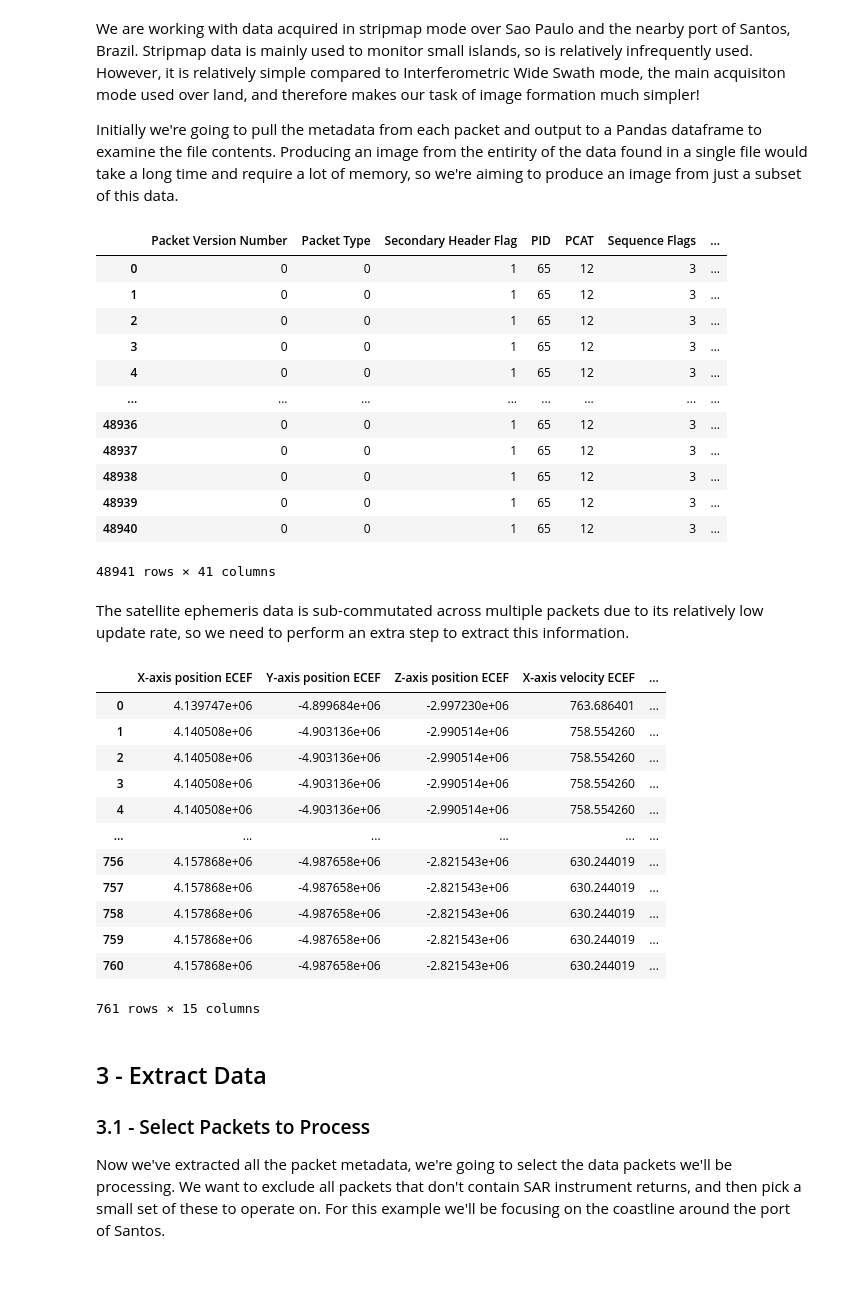
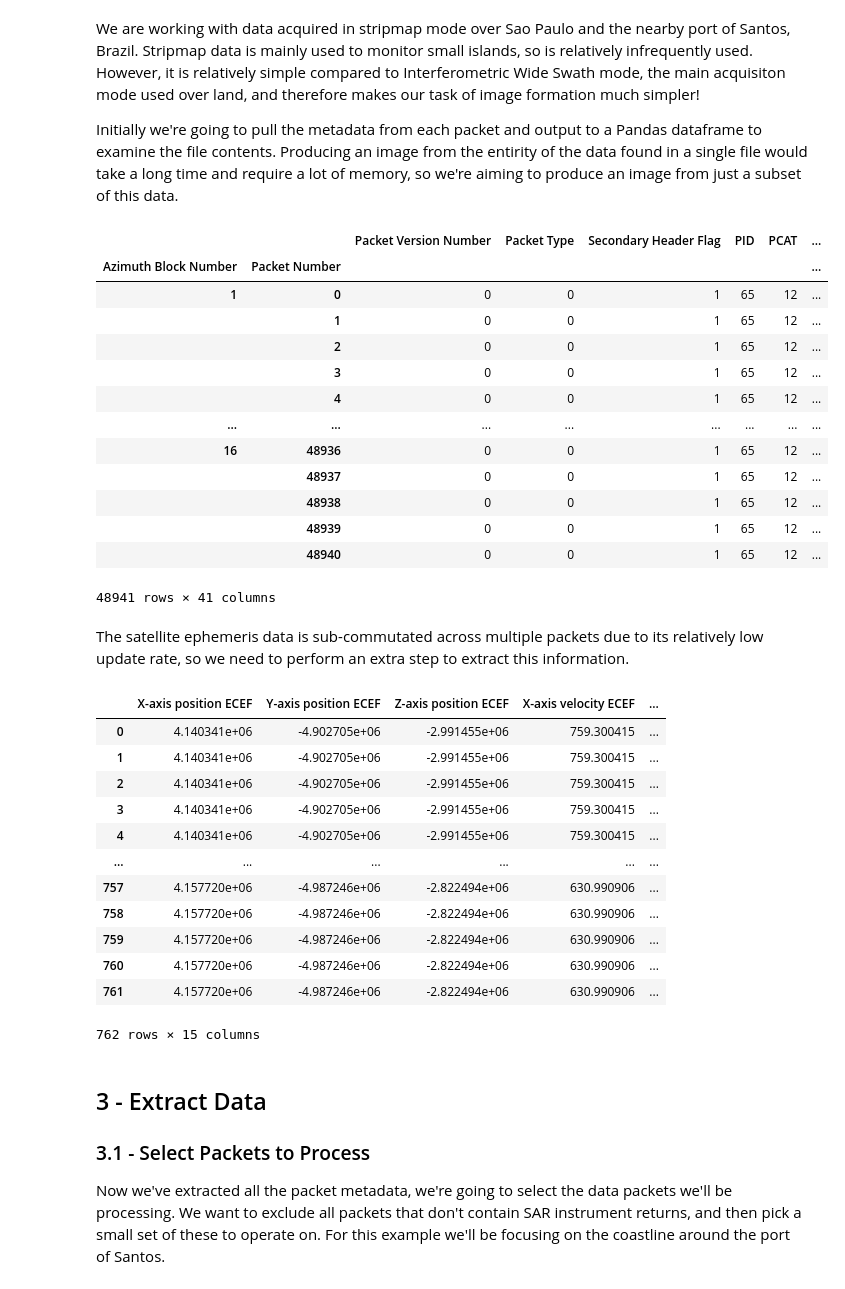
Before and after one commit to Rich-Hall/sentinel1Level0DecodingDemo, a Jupyter notebook: sentinel1Level0DecodingDemo.ipynb, the cells around one changed output. Cells and saved outputs as stored; diff of their text form; code cells hidden in the pictures.

```diff
--- a/sentinel1Level0DecodingDemo.ipynb
+++ b/sentinel1Level0DecodingDemo.ipynb
@@ -20,11 +20,13 @@ import matplotlib.pyplot as plt
 from matplotlib import colors
 from scipy.interpolate import interp1d
 # %%
-filepath = "data/sao_paulo/"
-filename = "s1a-s3-raw-s-hh-20220710t213600-20220710t213625-044043-0541db.dat"
+filepath = "../data/sao_paulo/"
+filename = "s1a-s3-raw-s-hh-20230518t213602-20230518t213627-048593-05d835.dat"
+#filepath = "../data/russia/"
+#filename = "s1a-iw-raw-s-vh-20230307t152137-20230307t152158-047540-05b562.dat"
 inputfile = filepath+filename
 
-decoder = sentinel1decoder.Level0Decoder(inputfile, log_level=logging.WARNING)
+l0file = sentinel1decoder.Level0File(inputfile)
 # %% [markdown]
 ## 2 - Extract File Metadata
 
@@ -34,41 +36,40 @@ We are working with data acquired in stripmap mode over Sao Paulo and the nearby
 
 Initially we're going to pull the metadata from each packet and output to a Pandas dataframe to examine the file contents. Producing an image from the entirity of the data found in a single file would take a long time and require a lot of memory, so we're aiming to produce an image from just a subset of this data.
 # %%
-df = decoder.decode_metadata()
-df
+l0file.packet_metadata
 # %% [output]
-|  | Packet Version Number | Packet Type | Secondary Header Flag | PID | PCAT | Sequence Flags | ... |
-| 0 | 0 | 0 | 1 | 65 | 12 | 3 | ... |
-| 1 | 0 | 0 | 1 | 65 | 12 | 3 | ... |
-| 2 | 0 | 0 | 1 | 65 | 12 | 3 | ... |
-| 3 | 0 | 0 | 1 | 65 | 12 | 3 | ... |
-| 4 | 0 | 0 | 1 | 65 | 12 | 3 | ... |
+|  |  | Packet Version Number | Packet Type | Secondary Header Flag | PID | PCAT | ... |
+| Azimuth Block Number | Packet Number |  |  |  |  |  | ... |
+| 1 | 0 | 0 | 0 | 1 | 65 | 12 | ... |
+|  | 1 | 0 | 0 | 1 | 65 | 12 | ... |
+|  | 2 | 0 | 0 | 1 | 65 | 12 | ... |
+|  | 3 | 0 | 0 | 1 | 65 | 12 | ... |
+|  | 4 | 0 | 0 | 1 | 65 | 12 | ... |
 | ... | ... | ... | ... | ... | ... | ... | ... |
-| 48936 | 0 | 0 | 1 | 65 | 12 | 3 | ... |
-| 48937 | 0 | 0 | 1 | 65 | 12 | 3 | ... |
-| 48938 | 0 | 0 | 1 | 65 | 12 | 3 | ... |
-| 48939 | 0 | 0 | 1 | 65 | 12 | 3 | ... |
-| 48940 | 0 | 0 | 1 | 65 | 12 | 3 | ... |
+| 16 | 48936 | 0 | 0 | 1 | 65 | 12 | ... |
+|  | 48937 | 0 | 0 | 1 | 65 | 12 | ... |
+|  | 48938 | 0 | 0 | 1 | 65 | 12 | ... |
+|  | 48939 | 0 | 0 | 1 | 65 | 12 | ... |
+|  | 48940 | 0 | 0 | 1 | 65 | 12 | ... |
 48941 rows × 41 columns
 # %% [markdown]
 The satellite ephemeris data is sub-commutated across multiple packets due to its relatively low update rate, so we need to perform an extra step to extract this information.
 # %%
-ephemeris = sentinel1decoder.utilities.read_subcommed_data(df)
-ephemeris
+l0file.ephemeris
 # %% [output]
 |  | X-axis position ECEF | Y-axis position ECEF | Z-axis position ECEF | X-axis velocity ECEF | ... |
-| 0 | 4.139747e+06 | -4.899684e+06 | -2.997230e+06 | 763.686401 | ... |
-| 1 | 4.140508e+06 | -4.903136e+06 | -2.990514e+06 | 758.554260 | ... |
-| 2 | 4.140508e+06 | -4.903136e+06 | -2.990514e+06 | 758.554260 | ... |
-| 3 | 4.140508e+06 | -4.903136e+06 | -2.990514e+06 | 758.554260 | ... |
-| 4 | 4.140508e+06 | -4.903136e+06 | -2.990514e+06 | 758.554260 | ... |
+| 0 | 4.140341e+06 | -4.902705e+06 | -2.991455e+06 | 759.300415 | ... |
+| 1 | 4.140341e+06 | -4.902705e+06 | -2.991455e+06 | 759.300415 | ... |
+| 2 | 4.140341e+06 | -4.902705e+06 | -2.991455e+06 | 759.300415 | ... |
+| 3 | 4.140341e+06 | -4.902705e+06 | -2.991455e+06 | 759.300415 | ... |
+| 4 | 4.140341e+06 | -4.902705e+06 | -2.991455e+06 | 759.300415 | ... |
 | ... | ... | ... | ... | ... | ... |
-| 756 | 4.157868e+06 | -4.987658e+06 | -2.821543e+06 | 630.244019 | ... |
-| 757 | 4.157868e+06 | -4.987658e+06 | -2.821543e+06 | 630.244019 | ... |
-| 758 | 4.157868e+06 | -4.987658e+06 | -2.821543e+06 | 630.244019 | ... |
-| 759 | 4.157868e+06 | -4.987658e+06 | -2.821543e+06 | 630.244019 | ... |
-| 760 | 4.157868e+06 | -4.987658e+06 | -2.821543e+06 | 630.244019 | ... |
+| 757 | 4.157720e+06 | -4.987246e+06 | -2.822494e+06 | 630.990906 | ... |
+| 758 | 4.157720e+06 | -4.987246e+06 | -2.822494e+06 | 630.990906 | ... |
+| 759 | 4.157720e+06 | -4.987246e+06 | -2.822494e+06 | 630.990906 | ... |
+| 760 | 4.157720e+06 | -4.987246e+06 | -2.822494e+06 | 630.990906 | ... |
+| 761 | 4.157720e+06 | -4.987246e+06 | -2.822494e+06 | 630.990906 | ... |
-761 rows × 15 columns
+762 rows × 15 columns
 # %% [markdown]
 ## 3 - Extract Data
 
```
Also changed, not shown: parts of 15 cells of this notebook.
